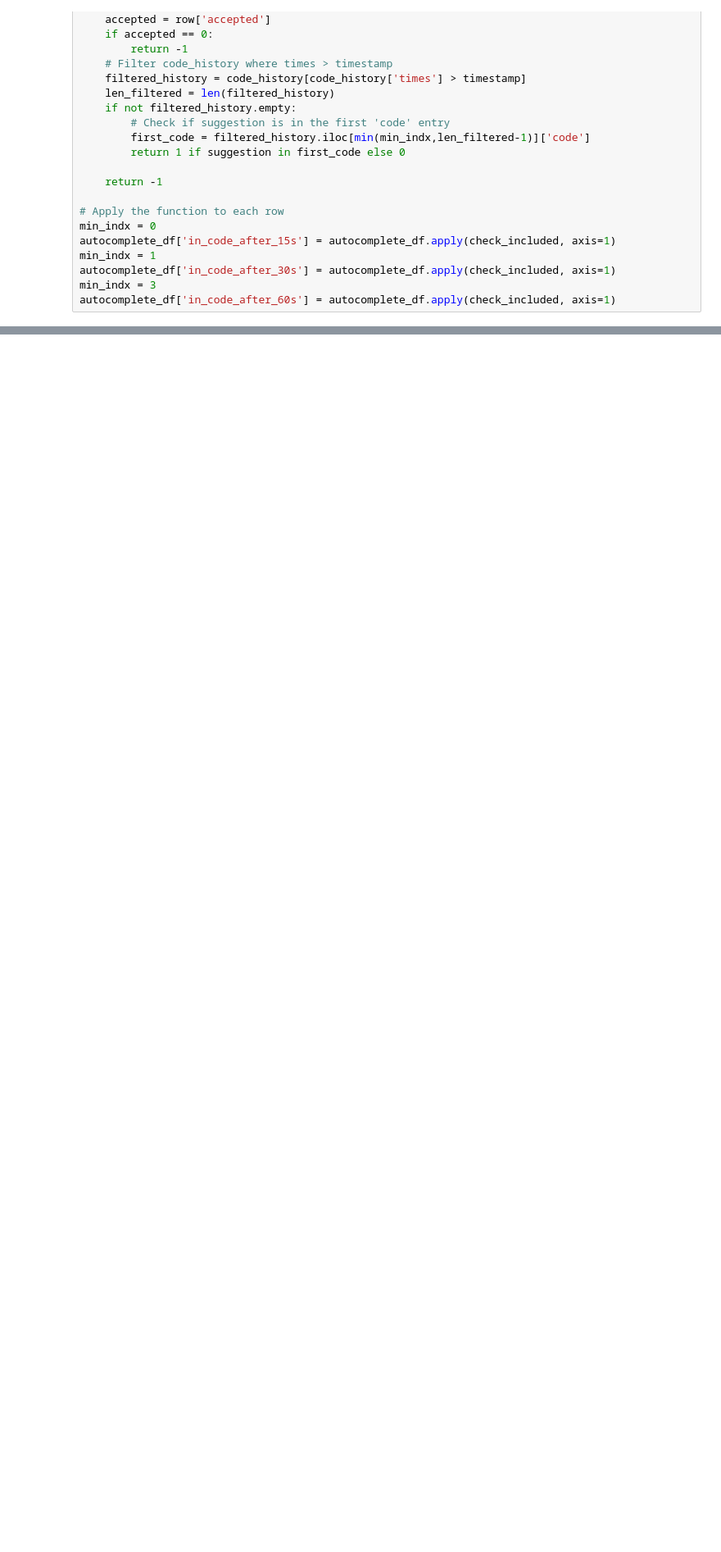
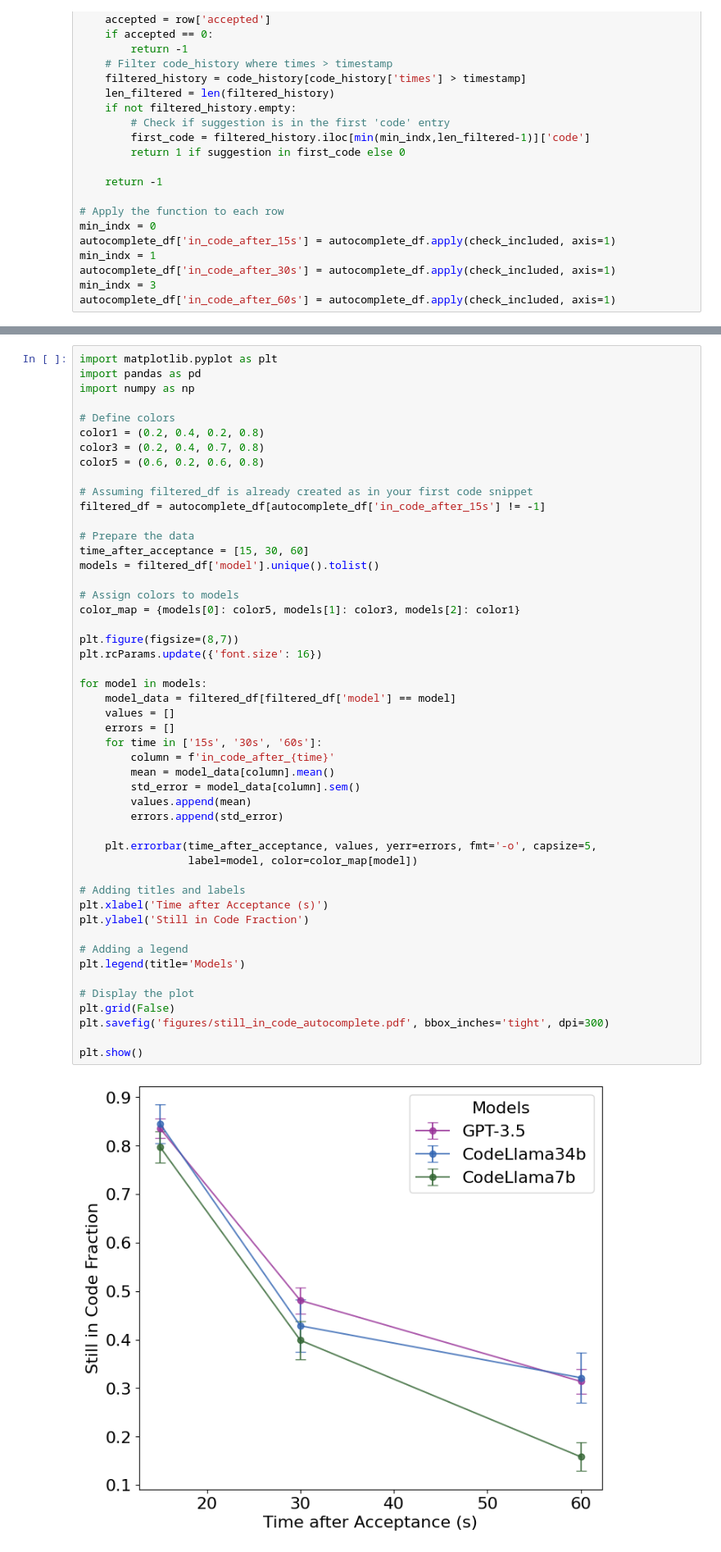
Before and after one commit to clinicalml/realhumaneval, a Jupyter notebook: analysis/appendix_analysis.ipynb, the cells around one changed output, grey strips where cells are left out. Shown at 82% size. Drawn from its saved outputs; the diff is of its cells as text; blank space fills up the shorter version.

Commit message:
minor plot mods

```diff
--- a/analysis/appendix_analysis.ipynb
+++ b/analysis/appendix_analysis.ipynb
@@ -424,0 +444,51 @@ plt.show()
+# %%
+import matplotlib.pyplot as plt
+import pandas as pd
+import numpy as np
+
+# Define colors
+color1 = (0.2, 0.4, 0.2, 0.8)
+color3 = (0.2, 0.4, 0.7, 0.8)
+color5 = (0.6, 0.2, 0.6, 0.8)
+
+# Assuming filtered_df is already created as in your first code snippet
+filtered_df = autocomplete_df[autocomplete_df['in_code_after_15s'] != -1]
+
+# Prepare the data
+time_after_acceptance = [15, 30, 60]
+models = filtered_df['model'].unique().tolist()
+
+# Assign colors to models
+color_map = {models[0]: color5, models[1]: color3, models[2]: color1}
+
+plt.figure(figsize=(8,7))
+plt.rcParams.update({'font.size': 16})
+
+for model in models:
+    model_data = filtered_df[filtered_df['model'] == model]
+    values = []
+    errors = []
+    for time in ['15s', '30s', '60s']:
+        column = f'in_code_after_{time}'
+        mean = model_data[column].mean()
+        std_error = model_data[column].sem()
+        values.append(mean)
+        errors.append(std_error)
+
+    plt.errorbar(time_after_acceptance, values, yerr=errors, fmt='-o', capsize=5,
+                 label=model, color=color_map[model])
+
+# Adding titles and labels
+plt.xlabel('Time after Acceptance (s)')
+plt.ylabel('Still in Code Fraction')
+
+# Adding a legend
+plt.legend(title='Models')
+
+# Display the plot
+plt.grid(False)
+plt.savefig('figures/still_in_code_autocomplete.pdf', bbox_inches='tight', dpi=300)
+
+plt.show()
+# %% [output]
+[figure, added]
```
Also changed, not shown: parts of 21 cells of this notebook, 1 other file.
